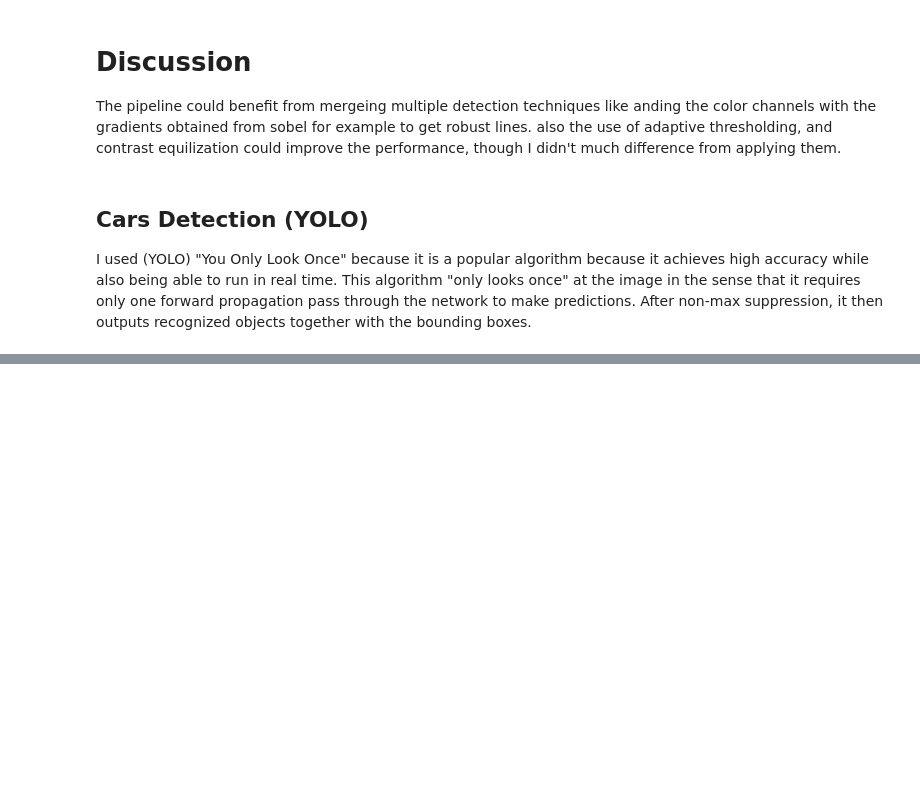
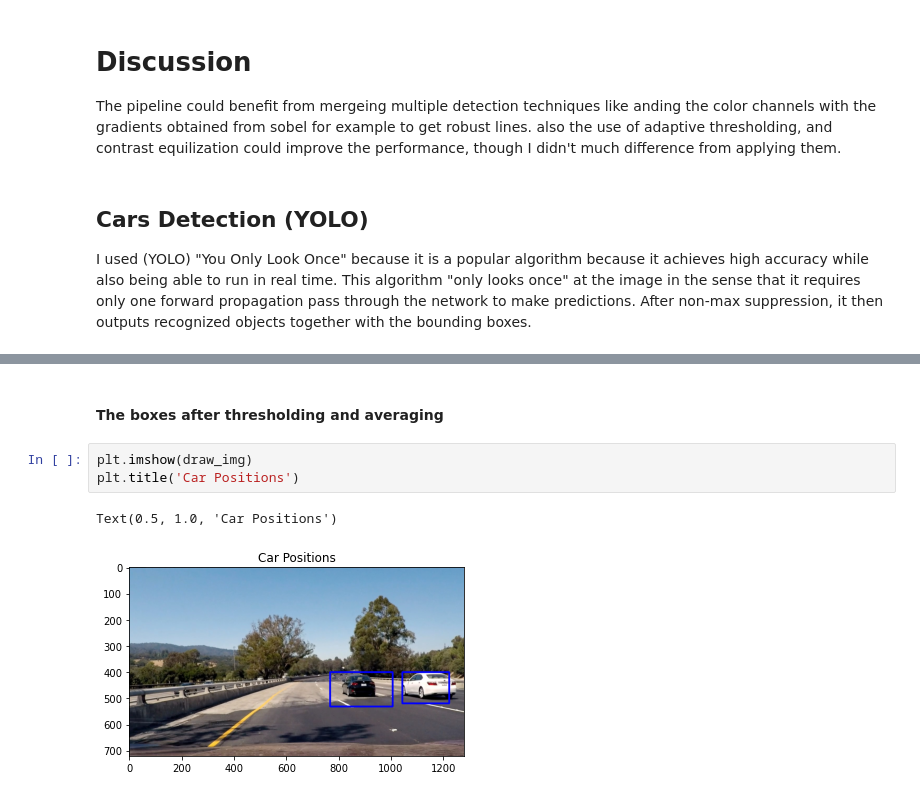
Before and after one commit to KareimGazer/Perception-Stack, a Jupyter notebook: main.ipynb, the cells around one changed output, grey strips where cells are left out. Cells and saved outputs as stored; diff of their text form; blank space fills up the shorter version.

```diff
--- a/main.ipynb
+++ b/main.ipynb
@@ -421,0 +459,8 @@ In This section I provide the classic method of car detection using HOG (histogr
+# %% [markdown]
+#### The boxes after thresholding and averaging
+# %%
+plt.imshow(draw_img)
+plt.title('Car Positions')
+# %% [output]
+Text(0.5, 1.0, 'Car Positions')
+[figure, added]
```
Also changed, not shown: parts of 57 cells of this notebook, 3 other files.
